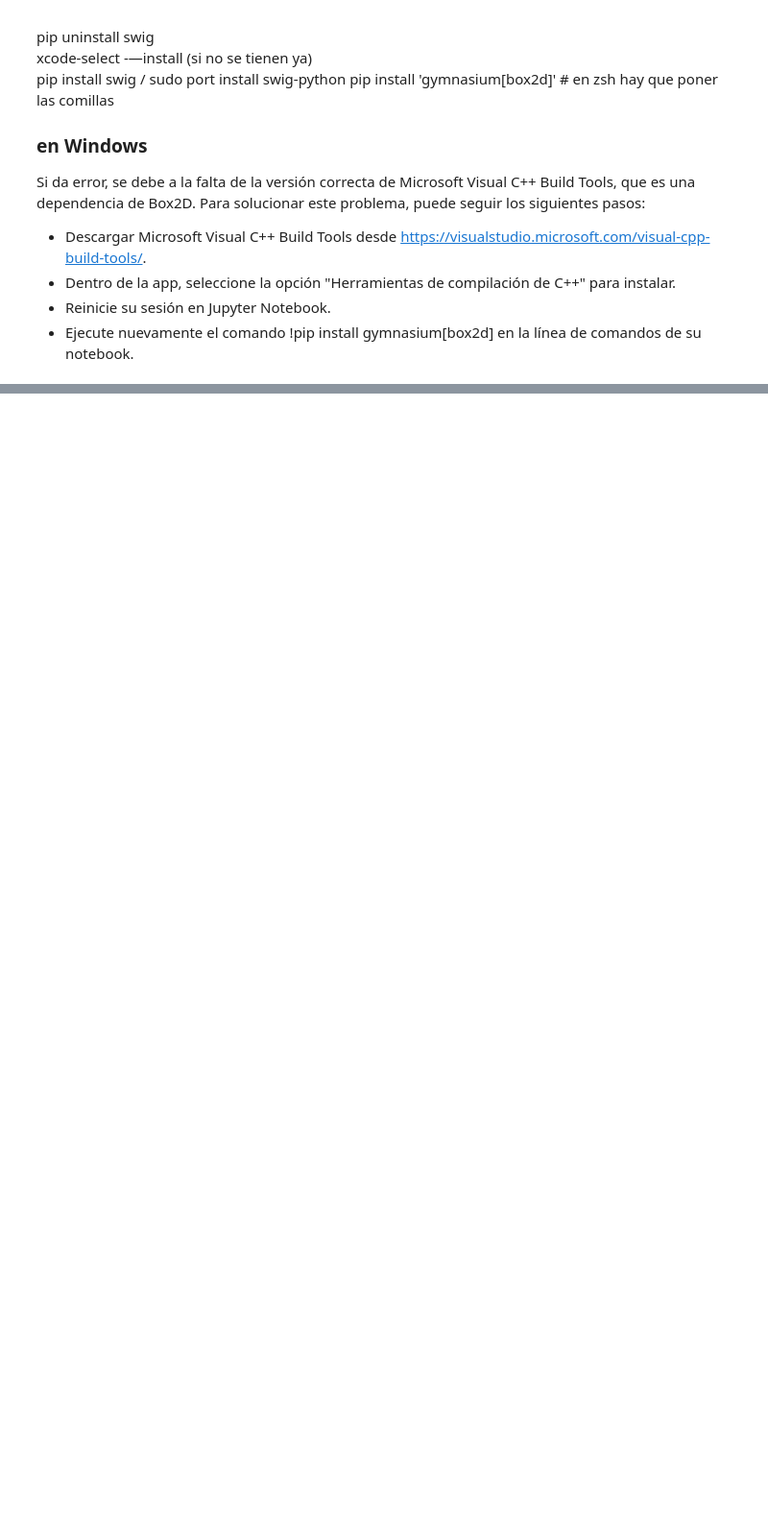
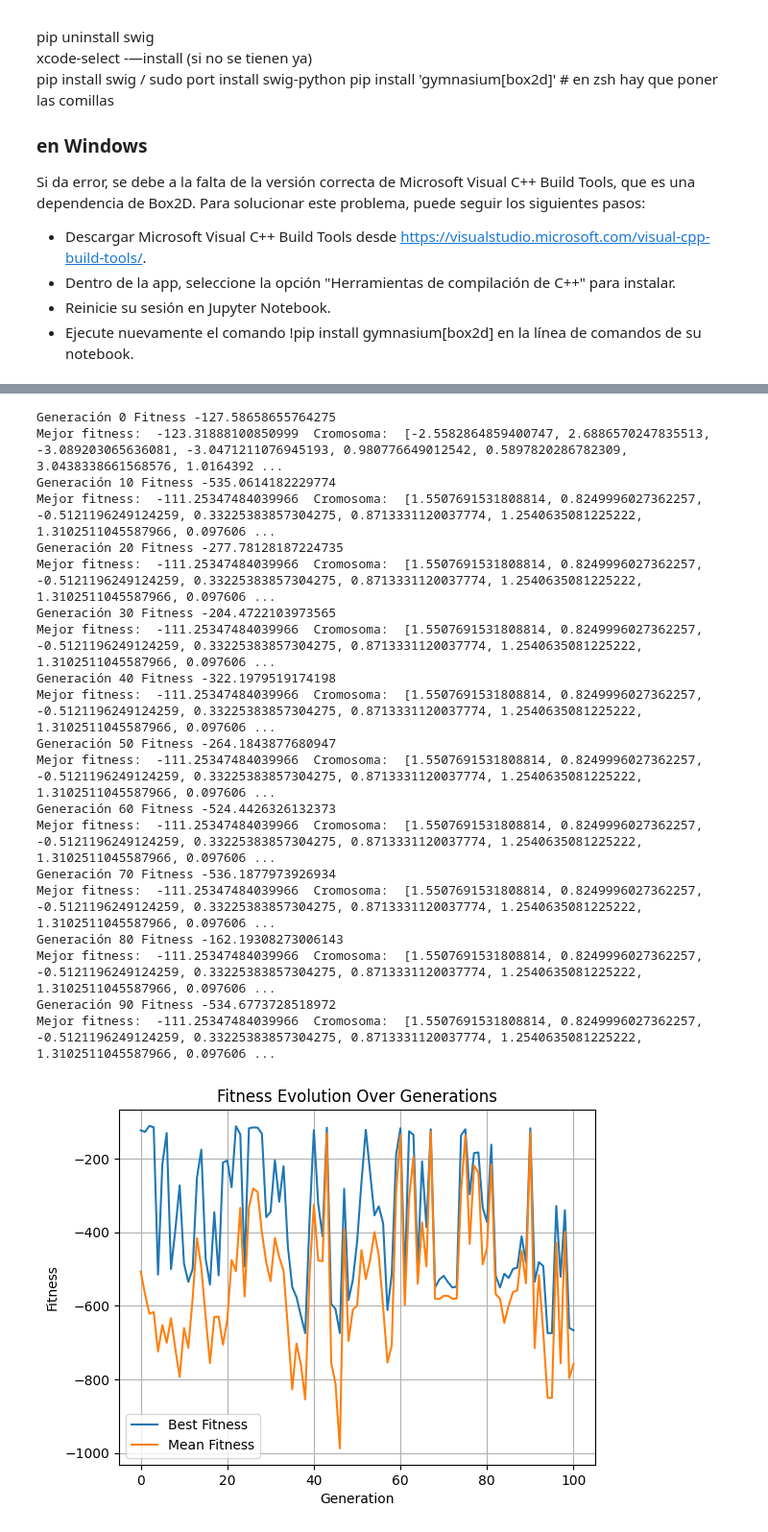
Before and after one commit to emriederer/LunarLanderRL, a Jupyter notebook: GeneticRL.ipynb, the cells around one changed output, grey strips where cells are left out. Shown at 96% size. Saved outputs shown, nothing was run; the diff lists cells and outputs as text; code cells hidden in the pictures; blank space fills up the shorter version.

Commit message:
MLP added, plot and experiemnts

```diff
--- a/GeneticRL.ipynb
+++ b/GeneticRL.ipynb
@@ -49,12 +69,13 @@ from MLP import MLP
 import math
 import gymnasium as gym
 import numpy as np
+import matplotlib.pyplot as plt
 
 env = gym.make("LunarLander-v2")
 
 class Genetic_Algorithm():
 
-    def __init__(self, N=100, pcross=1/80, pmut=0.1, n_iter=5, n_tour=4, num_exp=1, elitism=1):
+    def __init__(self, N=100, pcross=1/80, pmut=0.1, n_iter=5, n_tour=4, num_exp=1, elitism=1, bounds=[-20, 20]):
         self.MLP = MLP([8, 6, 4])
         self.N = N # Tamaño de la población
         self.pop = self.create_pop() # Población
@@ -64,6 +85,7 @@ class Genetic_Algorithm():
         self.n_tour = n_tour # Número de participantes en el torneo
         self.elitism = elitism # Número de individuos que pasan directamente a la siguiente generación
         self.num_exp = num_exp # Número de experimentos por individuo
+        self.bounds = bounds
 
     def create_pop(self):
         """ Crea una población de N individuos codificados en modo locus """
@@ -74,7 +96,7 @@ class Genetic_Algorithm():
     def mutate(self, chromosome):
         for i in range(len(chromosome)):
             if random.random() < self.pmut:
-                chromosome[i] = random.uniform(-20, 20)
+                chromosome[i] = random.uniform(self.bounds[0], self.bounds[1])
         return chromosome
 
     def crossover_uniform(self, parent1, parent2):
@@ -145,10 +167,21 @@ class Genetic_Algorithm():
 
         return r/self.num_exp
 
+    def plot_evolution(self, fitness_history):
+        plt.plot(fitness_history['best'], label='Best Fitness')
+        plt.plot(fitness_history['mean'], label='Mean Fitness')
+        plt.xlabel('Generation')
+        plt.ylabel('Fitness')
+        plt.title('Fitness Evolution Over Generations')
+        plt.legend()
+        plt.grid(True)
+        plt.show()
+
     def evolve(self):
         """Evoluciona la población usando algoritmo genético."""
 
         fitness_list = [self.fitness(chromosome) for chromosome in self.pop]
+        fitness_history = {'best': [max(fitness_list)], 'mean': [np.mean(fitness_list)]}
 
         best_chromosome = self.pop[np.argmax(fitness_list)]
         best_fitness = max(fitness_list)
@@ -160,12 +193,9 @@ class Genetic_Algorithm():
 
             # Crear nueva generación y calcular su fitness
             children = self.create_children(fitness_list)
-            fitness_children = [self.fitness(chromosome) for chromosome in children]
-            #with ProcessPoolExecutor() as executor:
-                #fitness_children = list(executor.map(self.fitness, children))
-            #with concurrent.futures.ThreadPoolExecutor() as executor:
-                #futures = [executor.submit(self.fitness, child) for child in children]
-                #fitness_children = [future.result() for future in concurrent.futures.as_completed(futures)]
+            #fitness_children = [self.fitness(chromosome) for chromosome in children]
+            with concurrent.futures.ProcessPoolExecutor() as executor:
+                fitness_children = list(executor.map(self.fitness, children))
 
             # Elitismo: seleccionar los N mejores individuos
             if self.elitism:
@@ -182,18 +212,44 @@ class Genetic_Algorithm():
             # Actualizar la población
             self.pop = new_pop
 
+            # Registra el mejor fitness y el fitness promedio
+            fitness_history['best'].append(max(fitness_list))
+            fitness_history['mean'].append(np.mean(fitness_list))
+
             if max(fitness_list) > best_fitness:
                 best_chromosome = self.pop[np.argmax(fitness_list)]
                 best_fitness = max(fitness_list)
 
             # Seleccionar los N mejores individuos
             if generation % 10 == 0:
-                print("Generación", generation, "Fitness", max(fitness_list), "Mejor fitness", best_fitness)
-
-            if generation % 50 == 0:
+                print("Generación", generation, "Fitness", max(fitness_list))
                 print("Mejor fitness: ", best_fitness ," Cromosoma: ", best_chromosome)
 
+        self.plot_evolution(fitness_history)
+
         return best_chromosome, best_fitness
 # %%
-GA = Genetic_Algorithm(N=100, pcross=0.7, pmut=1/82, n_iter=500, n_tour=2, elitism=0, num_exp=5)
+GA = Genetic_Algorithm(N=100, pcross=0.6, pmut=1/82, n_iter=100, n_tour=2, elitism=0, num_exp=40, bounds=[-10, 10])
 chromosome, fitness = GA.evolve()
+# %% [output]
+Generación 0 Fitness -127.58658655764275
+Mejor fitness:  -123.31888100850999  Cromosoma:  [-2.5582864859400747, 2.6886570247835513, -3.089203065636081, -3.0471211076945193, 0.980776649012542, 0.5897820286782309, 3.0438338661568576, 1.0164392 ...
+Generación 10 Fitness -535.0614182229774
+Mejor fitness:  -111.25347484039966  Cromosoma:  [1.5507691531808814, 0.8249996027362257, -0.5121196249124259, 0.33225383857304275, 0.8713331120037774, 1.2540635081225222, 1.3102511045587966, 0.097606 ...
+Generación 20 Fitness -277.78128187224735
+Mejor fitness:  -111.25347484039966  Cromosoma:  [1.5507691531808814, 0.8249996027362257, -0.5121196249124259, 0.33225383857304275, 0.8713331120037774, 1.2540635081225222, 1.3102511045587966, 0.097606 ...
+Generación 30 Fitness -204.4722103973565
+Mejor fitness:  -111.25347484039966  Cromosoma:  [1.5507691531808814, 0.8249996027362257, -0.5121196249124259, 0.33225383857304275, 0.8713331120037774, 1.2540635081225222, 1.3102511045587966, 0.097606 ...
+Generación 40 Fitness -322.1979519174198
+Mejor fitness:  -111.25347484039966  Cromosoma:  [1.5507691531808814, 0.8249996027362257, -0.5121196249124259, 0.33225383857304275, 0.8713331120037774, 1.2540635081225222, 1.3102511045587966, 0.097606 ...
+Generación 50 Fitness -264.1843877680947
+Mejor fitness:  -111.25347484039966  Cromosoma:  [1.5507691531808814, 0.8249996027362257, -0.5121196249124259, 0.33225383857304275, 0.8713331120037774, 1.2540635081225222, 1.3102511045587966, 0.097606 ...
+Generación 60 Fitness -524.4426326132373
+Mejor fitness:  -111.25347484039966  Cromosoma:  [1.5507691531808814, 0.8249996027362257, -0.5121196249124259, 0.33225383857304275, 0.8713331120037774, 1.2540635081225222, 1.3102511045587966, 0.097606 ...
+Generación 70 Fitness -536.1877973926934
+Mejor fitness:  -111.25347484039966  Cromosoma:  [1.5507691531808814, 0.8249996027362257, -0.5121196249124259, 0.33225383857304275, 0.8713331120037774, 1.2540635081225222, 1.3102511045587966, 0.097606 ...
+Generación 80 Fitness -162.19308273006143
+Mejor fitness:  -111.25347484039966  Cromosoma:  [1.5507691531808814, 0.8249996027362257, -0.5121196249124259, 0.33225383857304275, 0.8713331120037774, 1.2540635081225222, 1.3102511045587966, 0.097606 ...
+Generación 90 Fitness -534.6773728518972
+Mejor fitness:  -111.25347484039966  Cromosoma:  [1.5507691531808814, 0.8249996027362257, -0.5121196249124259, 0.33225383857304275, 0.8713331120037774, 1.2540635081225222, 1.3102511045587966, 0.097606 ...
+[figure, added]
```
Also changed, not shown: parts of 3 cells of this notebook, 1 other file.
